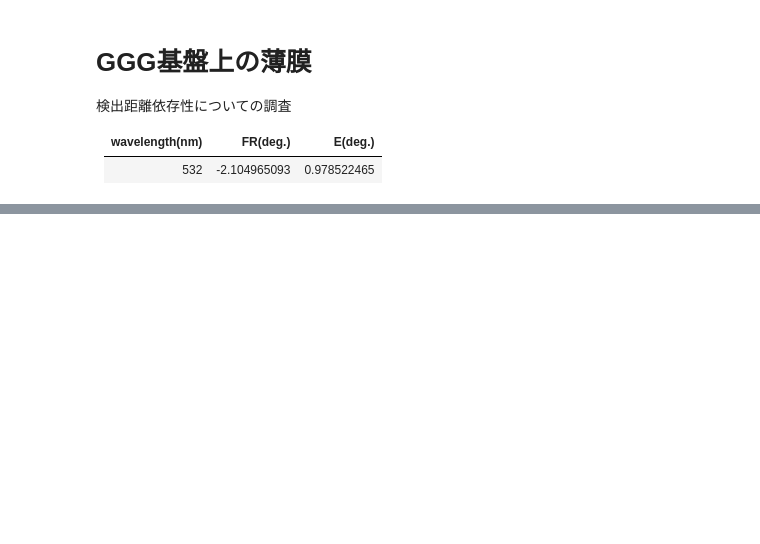
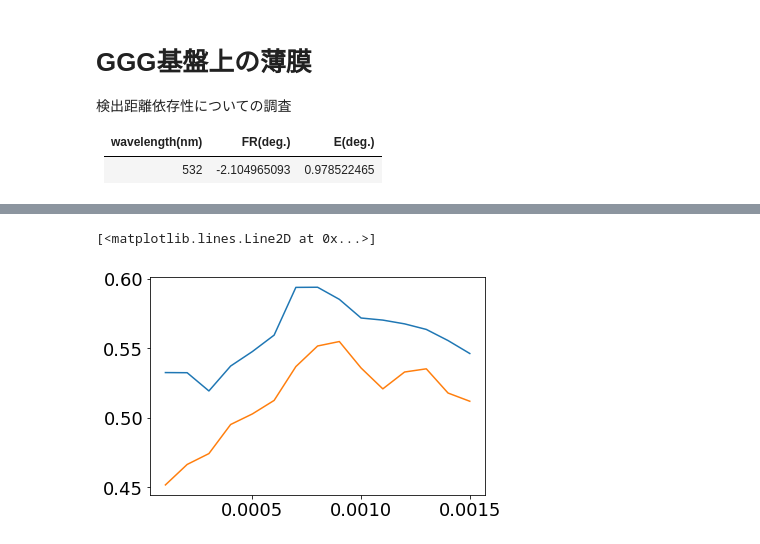
Before and after one commit to fftakumi/MOD2NN, a Jupyter notebook: train_note/20220816.ipynb, the cells around one changed output, grey strips where cells are left out. Saved outputs shown, nothing was run; the diff lists cells and outputs as text; code cells hidden in the pictures; blank space fills up the shorter version.

```diff
--- a/train_note/20220816.ipynb
+++ b/train_note/20220816.ipynb
@@ -87,7 +113,7 @@ def create_model(**kwargs):
     model = tf.keras.Model(inputs, x)
     return model
 # %%
-z_list = np.array([0.1e-3, 0.2e-3, 0.3e-3, 0.4e-3, 0.5e-3, 0.6e-3, 0.7e-3, 0.8e-3, 0.9e-3, 10e-3])
+z_list = np.array([0.1e-3, 0.2e-3, 0.3e-3, 0.4e-3, 0.5e-3, 0.6e-3, 0.7e-3, 0.8e-3, 0.9e-3, 1.0e-3])
 for i, z in enumerate(z_list):
     model = create_model(z=z)
     model.summary()
@@ -133,0 +300,28 @@ for i, z in enumerate(z_list):
+# %%
+path = '/content/drive/MyDrive/D2NN/trained_model/20220816_*'
+files = glob.glob(path)
+p = re.compile(r'\d+_\d+')
+files.sort(reverse=False, key=lambda s: int(p.search(s).group()))
+acc_list = []
+for path in files:
+  model = tf.keras.models.load_model(path)
+  acc = model.evaluate(x_test, y_test)
+
+  bi_model = tf.keras.models.load_model(path)
+  pattern = r'mo'
+  mo_layers = []
+  save = False
+  each_save = False
+  for layer in bi_model.layers:
+      result = re.match(pattern, layer.name)
+      if result:
+          mo_layers.append(layer)
+
+  for layer in mo_layers:
+      w = layer.get_weights()
+      bi_w = np.where(w[0]>0, np.pi/2, -np.pi/2)
+      w[0] = bi_w
+      layer.set_weights(w)
+
+  bi_acc = bi_model.evaluate(x_test, y_test)
+  acc_list.append([acc[1], bi_acc[1]])
@@ -133,0 +346,8 @@ for i, z in enumerate(z_list):
+# %%
+z_list = np.array([0.1e-3, 0.2e-3, 0.3e-3, 0.4e-3, 0.5e-3, 0.6e-3, 0.7e-3, 0.8e-3, 0.9e-3, 1.0e-3, 1.1e-3, 1.2e-3, 1.3e-3, 1.4e-3, 1.5e-3])
+acc = np.array(acc_list)
+plt.plot(z_list, acc[:,0])
+plt.plot(z_list, acc[:,1])
+# %% [output]
+[<matplotlib.lines.Line2D at 0x...>]
+[figure, added]
```
Also changed, not shown: parts of 7 cells of this notebook.
